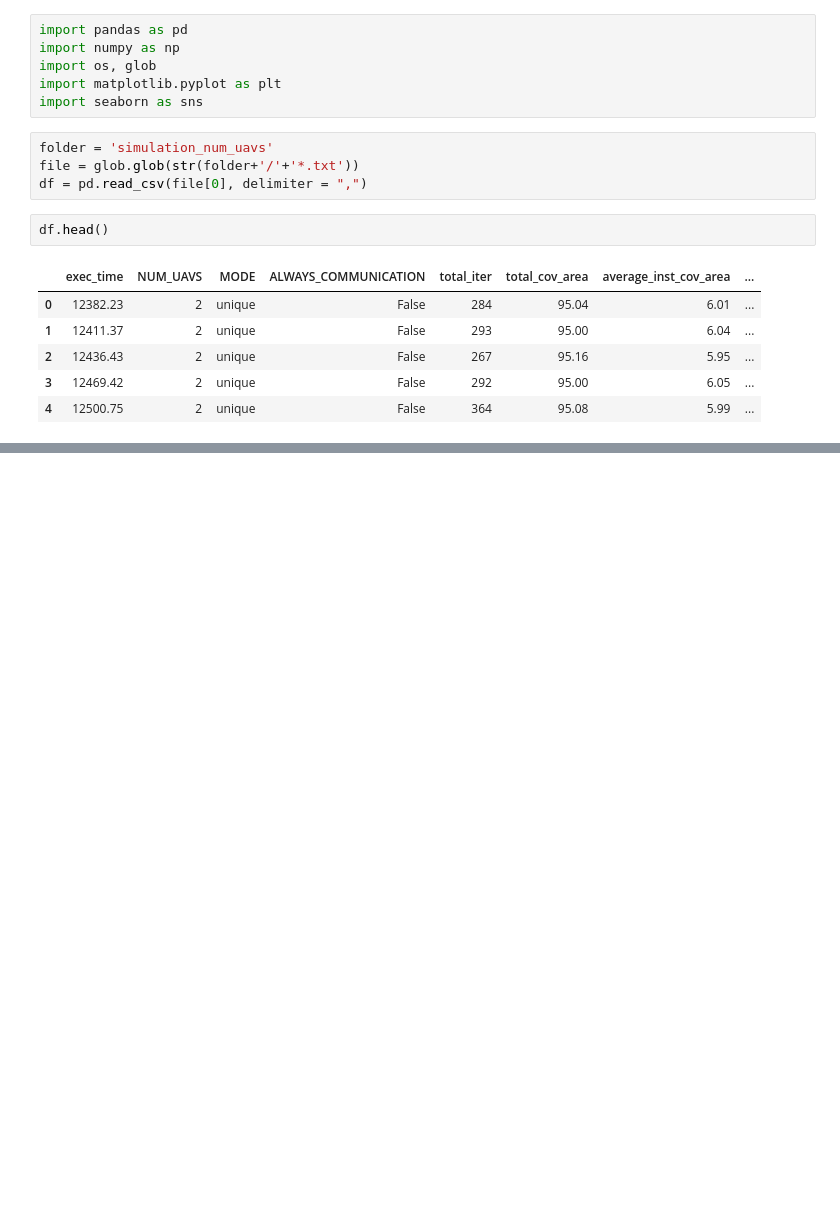
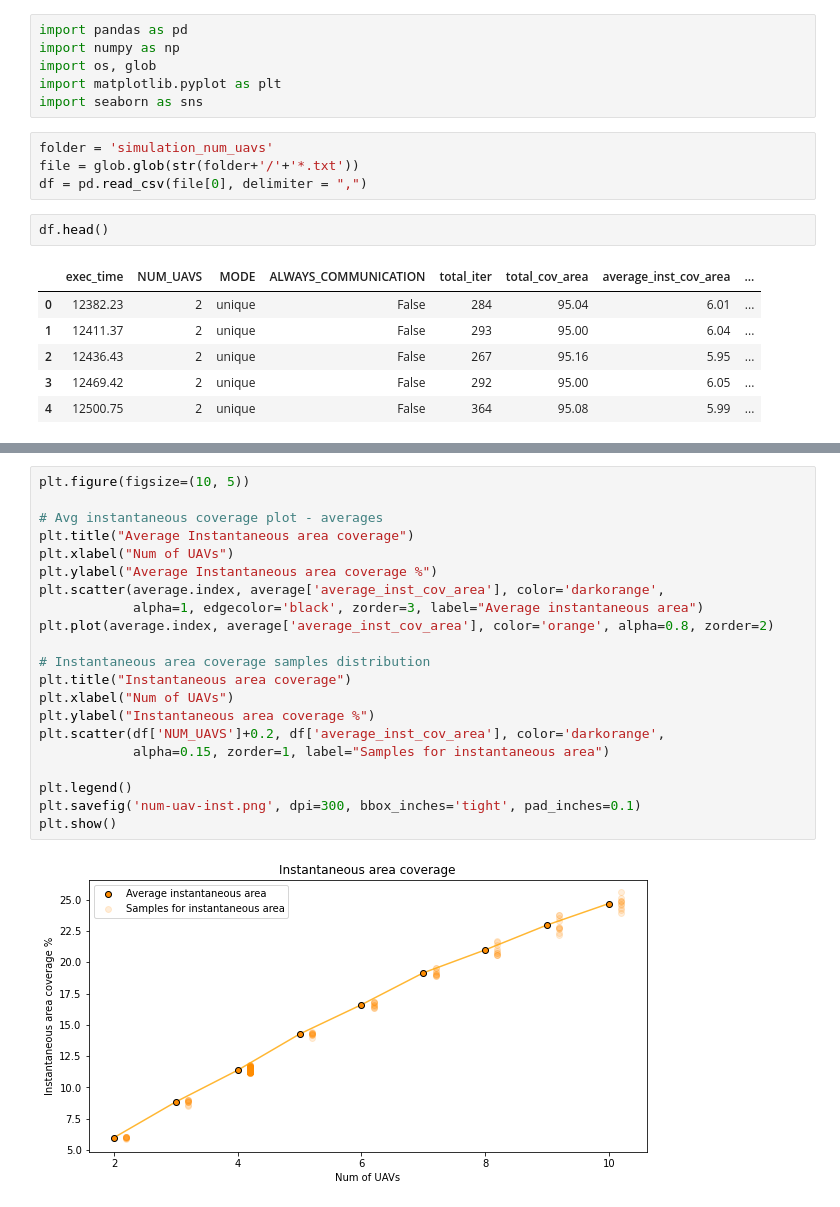
Before and after one commit to miquel-espinosa/anti-flocking, a Jupyter notebook: SIMULATIONS/num-uavs-unique/statistics.ipynb, the cells around one changed output, grey strips where cells are left out. Saved outputs shown, nothing was run; the diff lists cells and outputs as text; blank space fills up the shorter version.

```diff
--- a/SIMULATIONS/num-uavs-unique/statistics.ipynb
+++ b/SIMULATIONS/num-uavs-unique/statistics.ipynb
@@ -119,0 +247,23 @@ plt.show()
+# %%
+plt.figure(figsize=(10, 5))
+
+# Avg instantaneous coverage plot - averages
+plt.title("Average Instantaneous area coverage")
+plt.xlabel("Num of UAVs")
+plt.ylabel("Average Instantaneous area coverage %")
+plt.scatter(average.index, average['average_inst_cov_area'], color='darkorange',
+            alpha=1, edgecolor='black', zorder=3, label="Average instantaneous area")
+plt.plot(average.index, average['average_inst_cov_area'], color='orange', alpha=0.8, zorder=2)
+
+# Instantaneous area coverage samples distribution
+plt.title("Instantaneous area coverage")
+plt.xlabel("Num of UAVs")
+plt.ylabel("Instantaneous area coverage %")
+plt.scatter(df['NUM_UAVS']+0.2, df['average_inst_cov_area'], color='darkorange',
+            alpha=0.15, zorder=1, label="Samples for instantaneous area")
+
+plt.legend()
+plt.savefig('num-uav-inst.png', dpi=300, bbox_inches='tight', pad_inches=0.1)
+plt.show()
+# %% [output]
+[figure, added]
```
Also changed, not shown: parts of 5 cells of this notebook, 7 other files.
